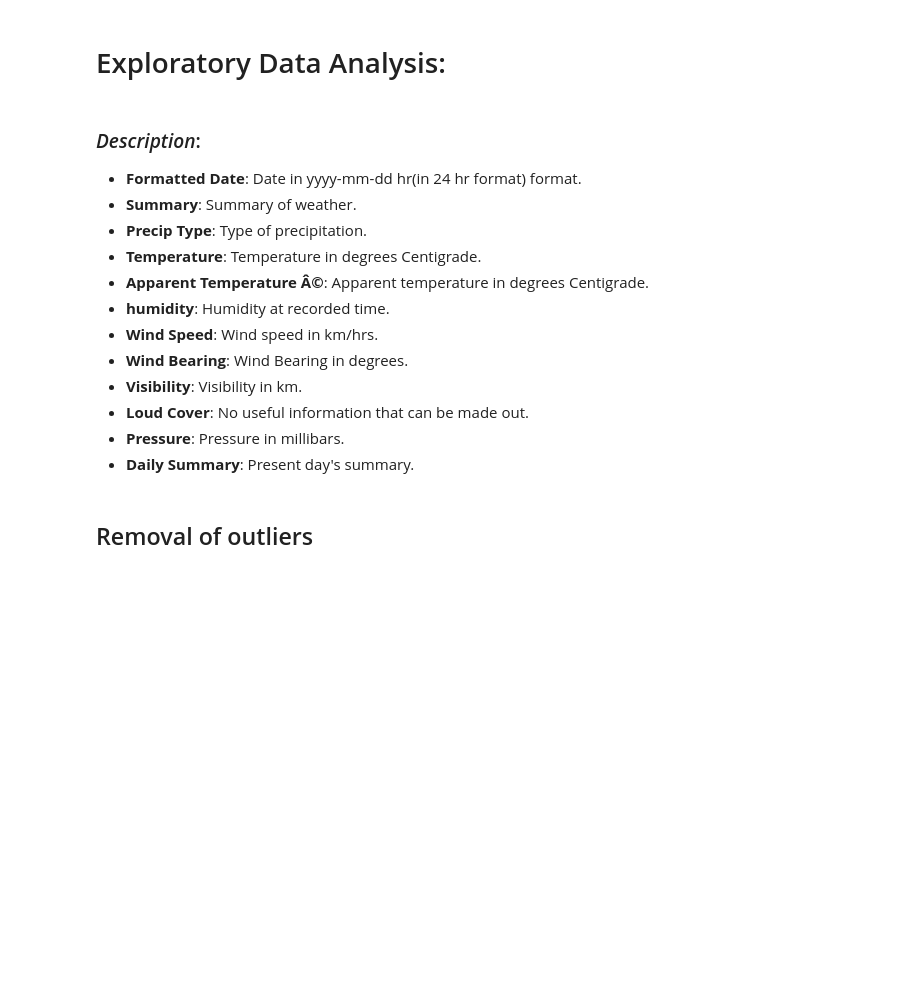
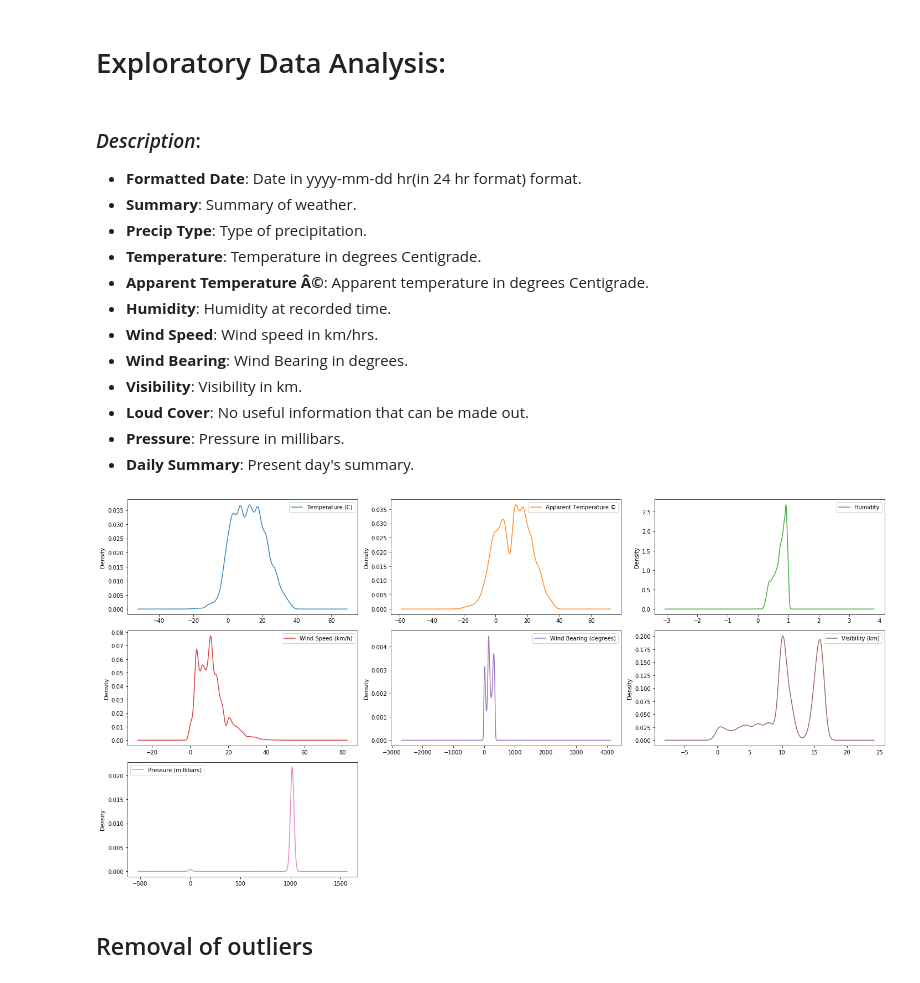
Before and after one commit to Sanjiv01/SDS-project, a Jupyter notebook: Weather linear reg.ipynb, the cells around one changed output. Drawn from its saved outputs; the diff is of its cells as text; code cells hidden in the pictures; blank space fills up the shorter version.

```diff
--- a/Weather linear reg.ipynb
+++ b/Weather linear reg.ipynb
@@ -70,7 +70,7 @@ dtype: int64
 - **Precip Type**: Type of precipitation.
 - **Temperature**: Temperature in degrees Centigrade.
 - **Apparent Temperature Â©**: Apparent temperature in degrees Centigrade.
-- **humidity**: Humidity at recorded time.
+- **Humidity**: Humidity at recorded time.
 - **Wind Speed**: Wind speed in km/hrs.
 - **Wind Bearing**: Wind Bearing in degrees.
 - **Visibility**: Visibility in km.
@@ -96,5 +96,13 @@ df.iloc[:,4:10] = imputer.transform(df.iloc[:,4:10].values)
 # Removing the duplicate rows
 
 df.drop_duplicates(subset ="Formatted Date", keep = False, inplace = True)
+# %%
+# Plotting the density graphs
+
+df.plot(kind='density', alpha=0.9, figsize=(20, 10),subplots=True, layout=(3,3), sharex=False)
+plt.tight_layout()
+plt.show()
+# %% [output]
+[figure, added]
 # %% [markdown]
 ## Removal of outliers
```
Also changed, not shown: parts of 15 cells of this notebook.
